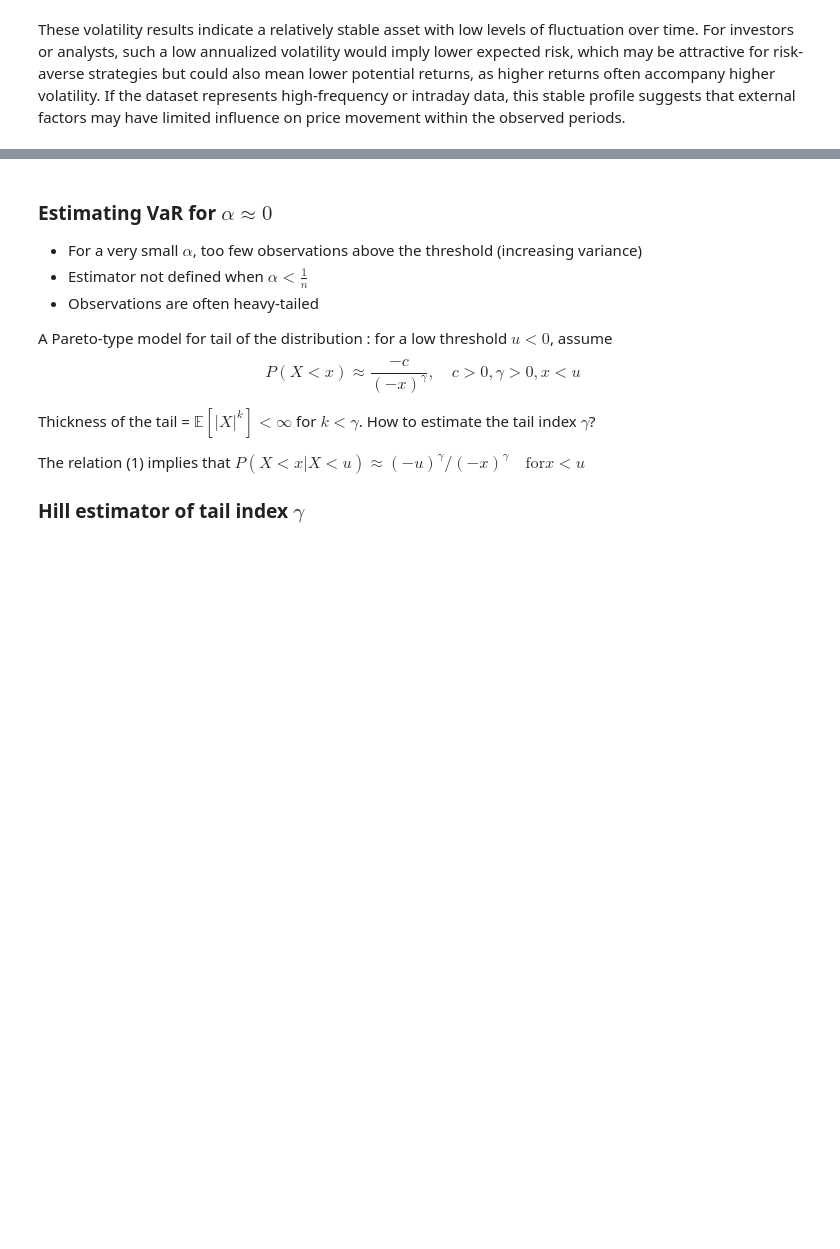
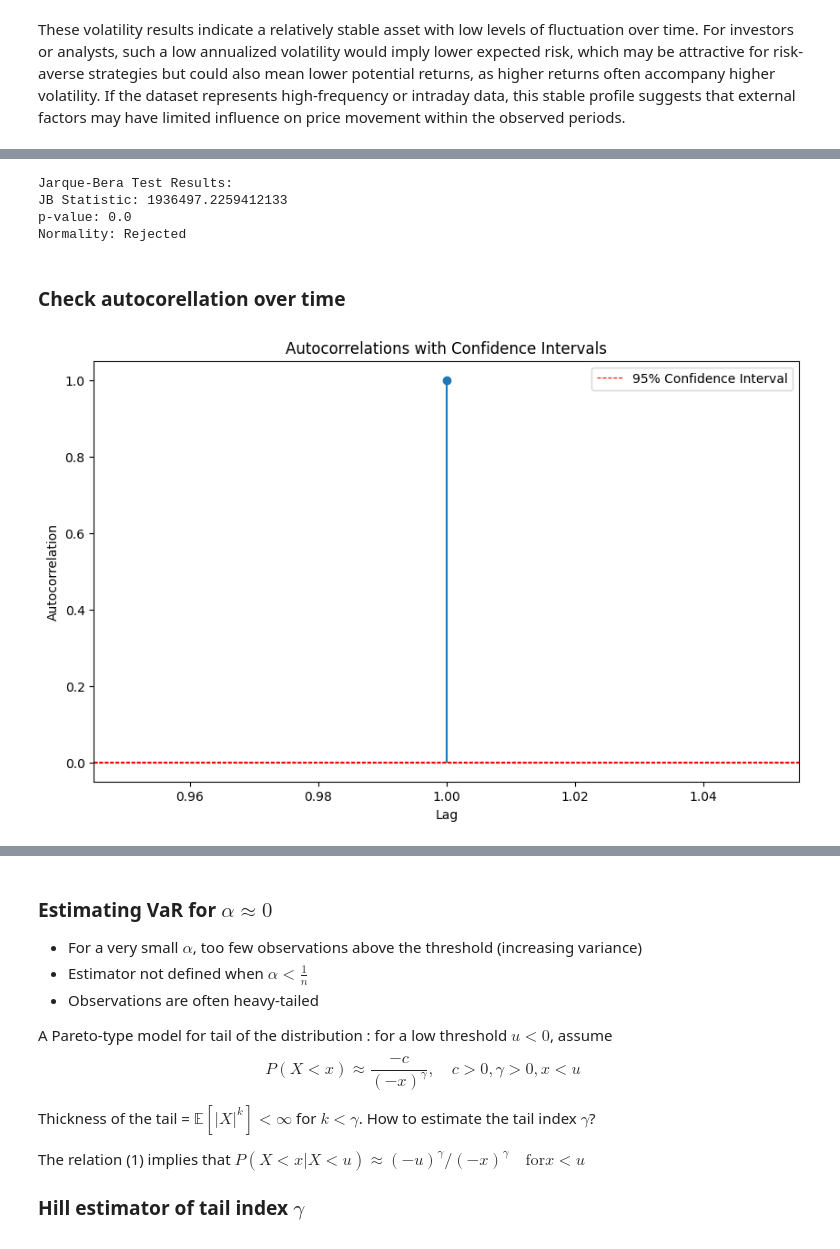
Before and after one commit to Adrien1126/EconometryProject, a Jupyter notebook: notebooks/DataExploratory.ipynb, the cells around one changed output, grey strips where cells are left out. Drawn from its saved outputs; the diff is of its cells as text; code cells hidden in the pictures; blank space fills up the shorter version.

Commit message:
add new function and stationarity test

```diff
--- a/notebooks/DataExploratory.ipynb
+++ b/notebooks/DataExploratory.ipynb
@@ -241,0 +269,20 @@ These volatility results indicate a relatively stable asset with low levels of f
+# %%
+# Effectuer le test de Jarque-Bera sur la colonne 'compounded_return'
+jb_results = jarque_bera_test(filtered_data, 'compounded_return')
+
+# Afficher les résultats du test
+print("Jarque-Bera Test Results:")
+print(f"JB Statistic: {jb_results['JB Statistic']}")
+print(f"p-value: {jb_results['p-value']}")
+print(f"Normality: {jb_results['Normality']}")
+# %% [output]
+Jarque-Bera Test Results:
+JB Statistic: 1936497.2259412133
+p-value: 0.0
+Normality: Rejected
+# %% [markdown]
+### Check autocorellation over time
+# %%
+plot_autocorrelations_with_ci(filtered_data['compounded_return'], max_lag=1, alpha=0.05)
+# %% [output]
+[figure, added]
```
Also changed, not shown: parts of 27 cells of this notebook, 6 other files.
